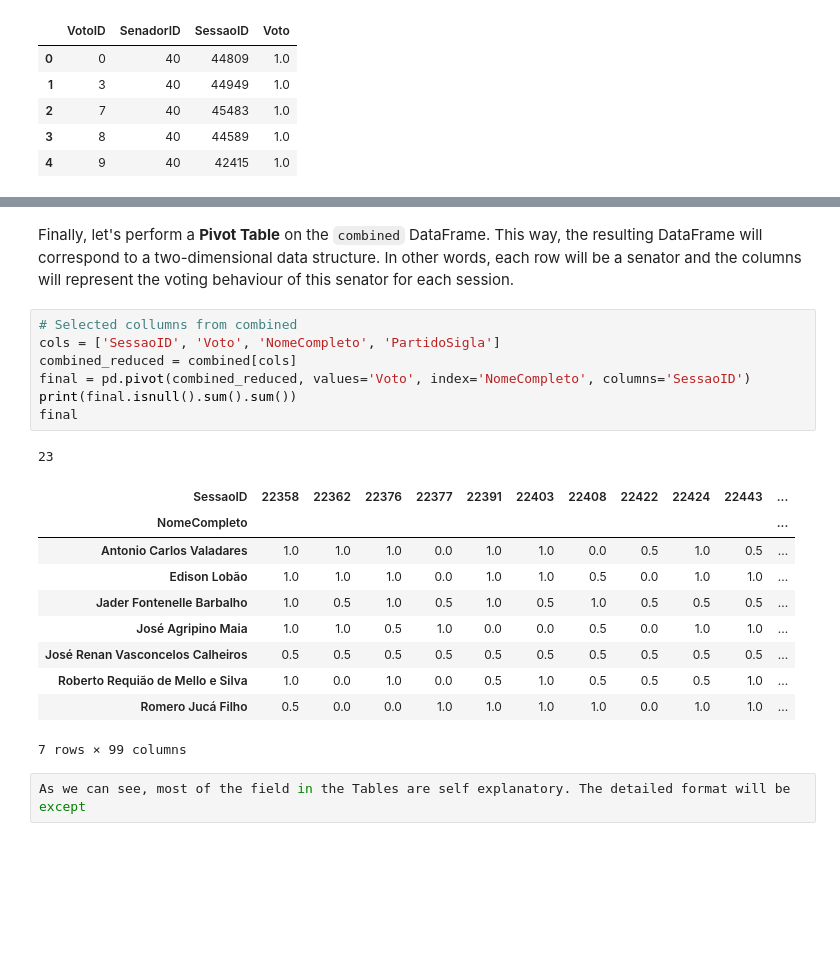
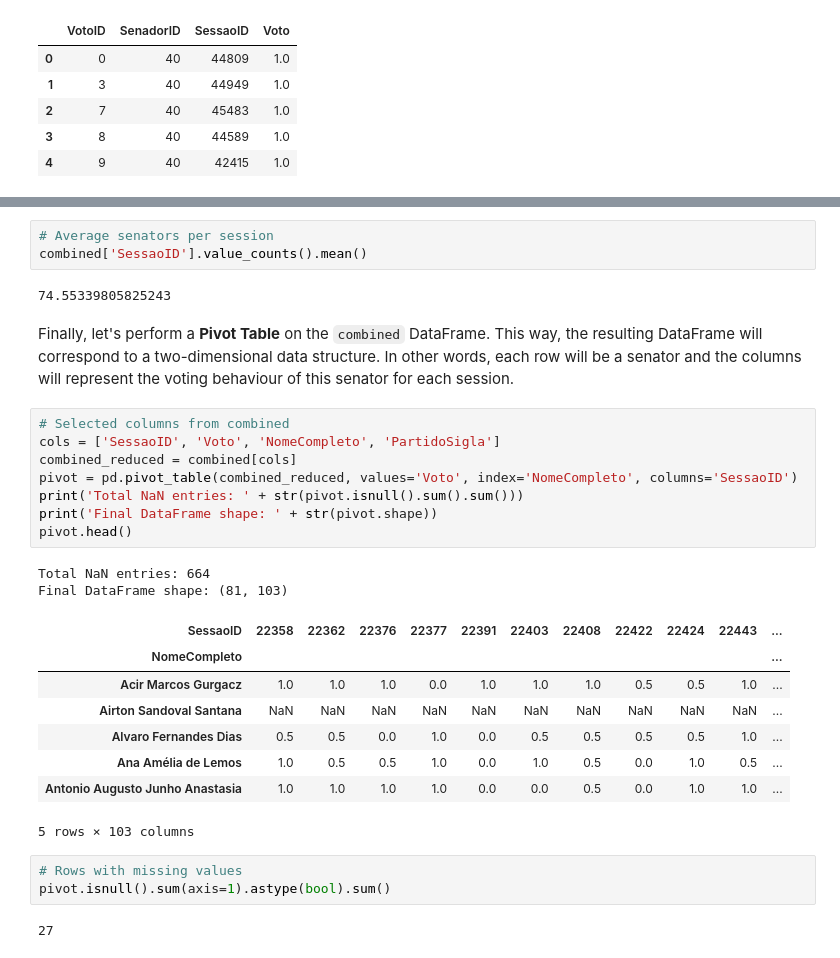
Before and after one commit to Fernandohf/Partido-para-que, a Jupyter notebook: Partido_para_que.ipynb, the cells around one changed output, grey strips where cells are left out. Drawn from its saved outputs; the diff is of its cells as text; blank space fills up the shorter version.

```diff
--- a/Partido_para_que.ipynb
+++ b/Partido_para_que.ipynb
@@ -178,23 +161,31 @@ Name: SessaoID, Length: 99, dtype: int64
+# %%
+# Average senators per session
+combined['SessaoID'].value_counts().mean()
+# %% [output]
+74.55339805825243
 # %% [markdown]
 Finally, let's perform a **Pivot Table** on the `combined` DataFrame. This way, the resulting DataFrame will correspond to a two-dimensional data structure. In other words, each row will be a senator and the columns will represent the voting behaviour of this senator for each session.
 # %%
-# Selected collumns from combined
+# Selected columns from combined
 cols = ['SessaoID', 'Voto', 'NomeCompleto', 'PartidoSigla']
 combined_reduced = combined[cols]
-final = pd.pivot(combined_reduced, values='Voto', index='NomeCompleto', columns='SessaoID')
-print(final.isnull().sum().sum())
-final
+pivot = pd.pivot_table(combined_reduced, values='Voto', index='NomeCompleto', columns='SessaoID')
+print('Total NaN entries: ' + str(pivot.isnull().sum().sum()))
+print('Final DataFrame shape: ' + str(pivot.shape))
+pivot.head()
 # %% [output]
-23
+Total NaN entries: 664
+Final DataFrame shape: (81, 103)
 | SessaoID | 22358 | 22362 | 22376 | 22377 | 22391 | 22403 | 22408 | 22422 | 22424 | 22443 | ... |
 | NomeCompleto |  |  |  |  |  |  |  |  |  |  | ... |
-| Antonio Carlos Valadares | 1.0 | 1.0 | 1.0 | 0.0 | 1.0 | 1.0 | 0.0 | 0.5 | 1.0 | 0.5 | ... |
-| Edison Lobão | 1.0 | 1.0 | 1.0 | 0.0 | 1.0 | 1.0 | 0.5 | 0.0 | 1.0 | 1.0 | ... |
-| Jader Fontenelle Barbalho | 1.0 | 0.5 | 1.0 | 0.5 | 1.0 | 0.5 | 1.0 | 0.5 | 0.5 | 0.5 | ... |
-| José Agripino Maia | 1.0 | 1.0 | 0.5 | 1.0 | 0.0 | 0.0 | 0.5 | 0.0 | 1.0 | 1.0 | ... |
-| José Renan Vasconcelos Calheiros | 0.5 | 0.5 | 0.5 | 0.5 | 0.5 | 0.5 | 0.5 | 0.5 | 0.5 | 0.5 | ... |
-| Roberto Requião de Mello e Silva | 1.0 | 0.0 | 1.0 | 0.0 | 0.5 | 1.0 | 0.5 | 0.5 | 0.5 | 1.0 | ... |
-| Romero Jucá Filho | 0.5 | 0.0 | 0.0 | 1.0 | 1.0 | 1.0 | 1.0 | 0.0 | 1.0 | 1.0 | ... |
+| Acir Marcos Gurgacz | 1.0 | 1.0 | 1.0 | 0.0 | 1.0 | 1.0 | 1.0 | 0.5 | 0.5 | 1.0 | ... |
+| Airton Sandoval Santana | NaN | NaN | NaN | NaN | NaN | NaN | NaN | NaN | NaN | NaN | ... |
+| Alvaro Fernandes Dias | 0.5 | 0.5 | 0.0 | 1.0 | 0.0 | 0.5 | 0.5 | 0.5 | 0.5 | 1.0 | ... |
+| Ana Amélia de Lemos | 1.0 | 0.5 | 0.5 | 1.0 | 0.0 | 1.0 | 0.5 | 0.0 | 1.0 | 0.5 | ... |
+| Antonio Augusto Junho Anastasia | 1.0 | 1.0 | 1.0 | 1.0 | 0.0 | 0.0 | 0.5 | 0.0 | 1.0 | 1.0 | ... |
-7 rows × 99 columns
+5 rows × 103 columns
-# %%
-As we can see, most of the field in the Tables are self explanatory. The detailed format will be except
+# %%
+# Rows with missing values
+pivot.isnull().sum(axis=1).astype(bool).sum()
+# %% [output]
+27
```
Also changed, not shown: parts of 11 cells of this notebook.
